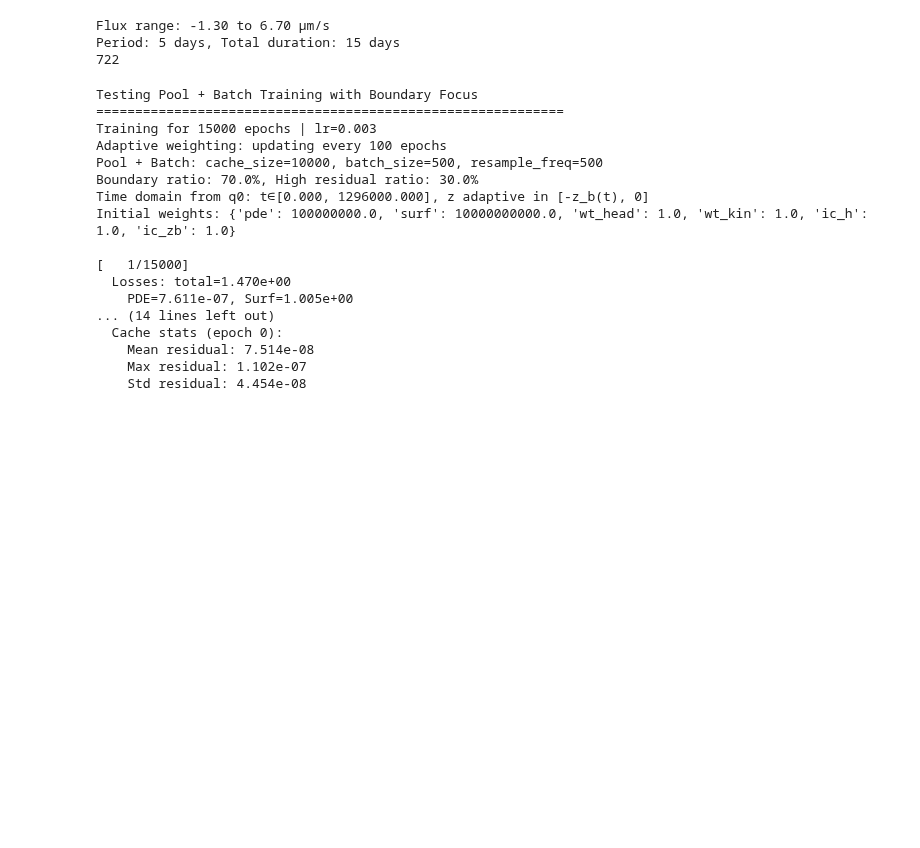
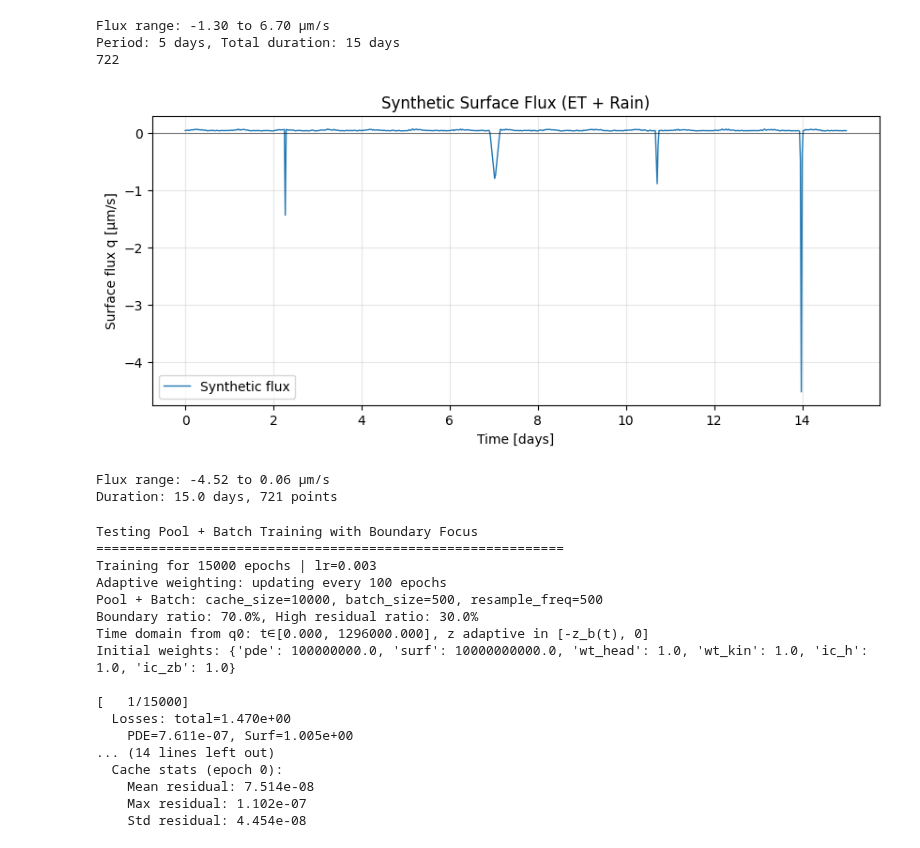
Before and after one commit to WqgJing/SMAP-Recharge-Flux, a Jupyter notebook: forward_pinn.ipynb, the cells around one changed output. Saved outputs shown, nothing was run; the diff lists cells and outputs as text; code cells hidden in the pictures; blank space fills up the shorter version.

Commit message:
add plot

```diff
--- a/forward_pinn.ipynb
+++ b/forward_pinn.ipynb
@@ -957,7 +957,24 @@ Period: 5 days, Total duration: 15 days
 # %%
 from surf_flux import synth_surface_flux
 t, q = synth_surface_flux(total_days=15, dt_minutes=30)
 q_actual_flux = (t.tolist(), q.tolist())
+# Plot the synthetic surface flux
+plt.figure(figsize=(10,4))
+plt.plot(t/86400, q*1e6, '-', lw=1, label='Synthetic flux')
+plt.axhline(0, color='k', lw=0.8, alpha=0.5)
+plt.xlabel("Time [days]")
+plt.ylabel("Surface flux q [μm/s]")
+plt.title("Synthetic Surface Flux (ET + Rain)")
+plt.grid(True, alpha=0.3)
+plt.legend()
+plt.show()
+
+print(f"Flux range: {q.min()*1e6:.2f} to {q.max()*1e6:.2f} μm/s")
+print(f"Duration: {t[-1]/86400:.1f} days, {len(t)} points")
+# %% [output]
+[figure, added]
+Flux range: -4.52 to 0.06 μm/s
+Duration: 15.0 days, 721 points
 # %%
 soil_params = {
     'theta_s': 0.4,
```
